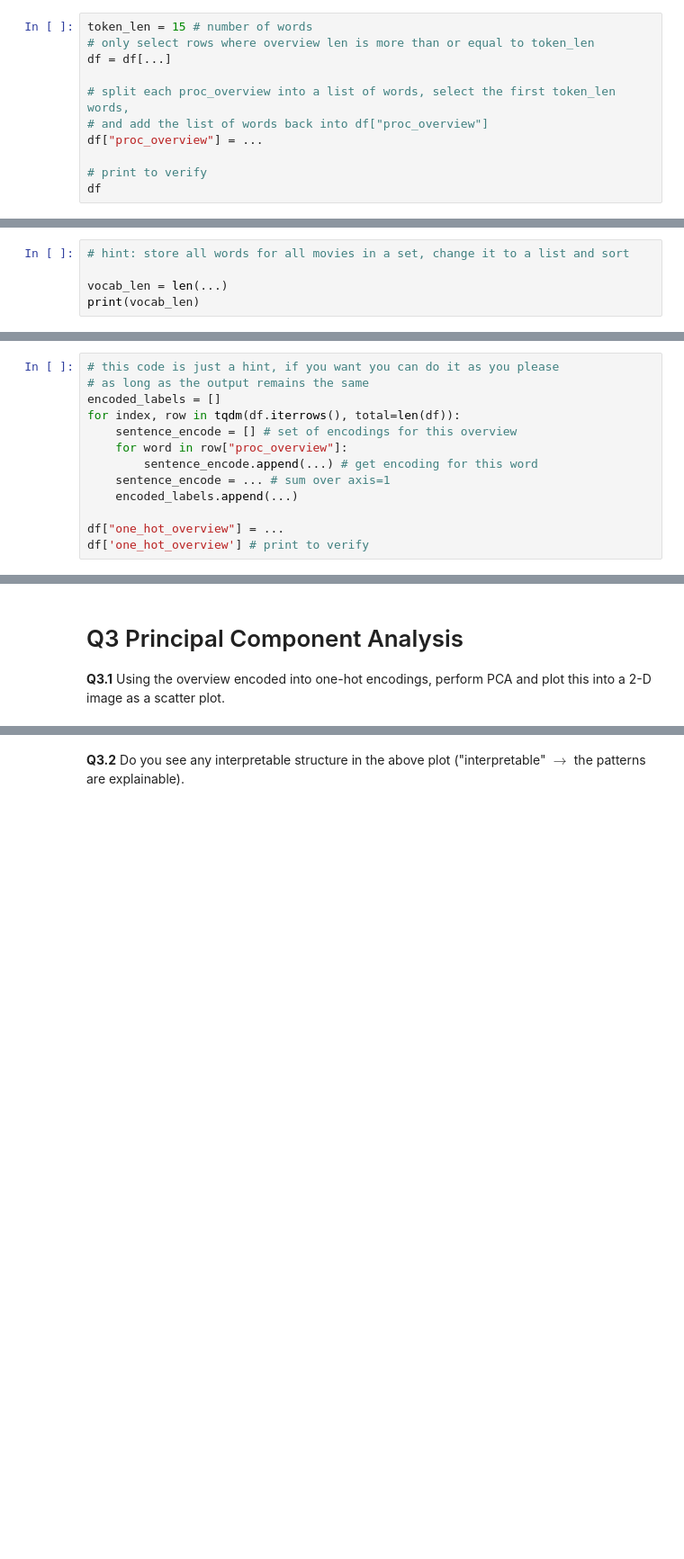
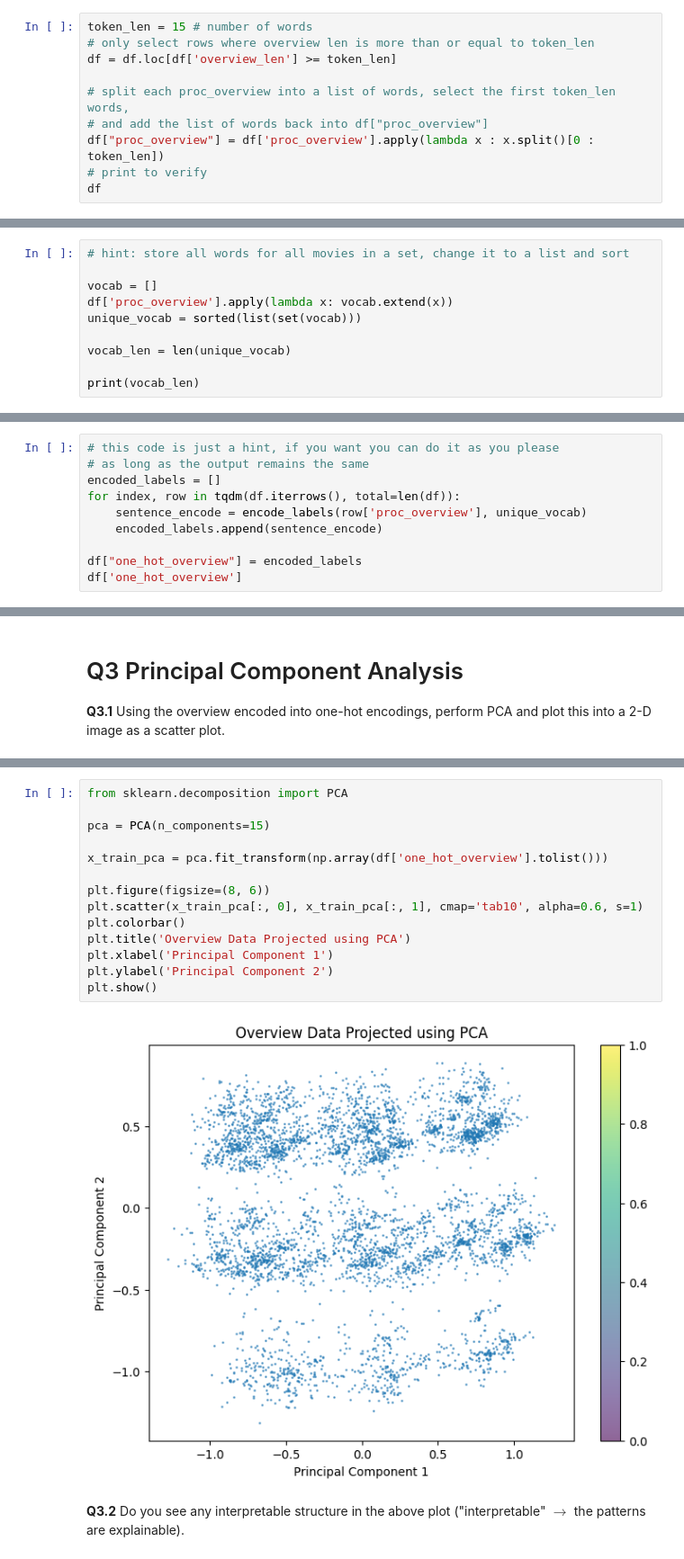
Before and after one commit to jcvdm01/machine-and-deep-learning, a Jupyter notebook: Week 3/TMDL_2024_25_Assignment_3,_Qs_only.ipynb, the cells around one changed output, grey strips where cells are left out. Shown: that part at 90% size. Saved outputs shown, nothing was run; the diff lists cells and outputs as text; blank space fills up the shorter version.

```diff
--- a/Week 3/TMDL_2024_25_Assignment_3,_Qs_only.ipynb
+++ b/Week 3/TMDL_2024_25_Assignment_3,_Qs_only.ipynb
@@ -145,11 +213,10 @@ Let's choose overviews of length 15 words. What this means is we need to discard
 # %%
 token_len = 15 # number of words
 # only select rows where overview len is more than or equal to token_len
-df = df[...]
+df = df.loc[df['overview_len'] >= token_len]
 
 # split each proc_overview into a list of words, select the first token_len words,
 # and add the list of words back into df["proc_overview"]
-df["proc_overview"] = ...
-
+df["proc_overview"] = df['proc_overview'].apply(lambda x : x.split()[0 : token_len])
 # print to verify
 df
@@ -160,5 +246,10 @@ In order to one-hot encode words, we need to find how many words there are in to
 # %%
 # hint: store all words for all movies in a set, change it to a list and sort
 
-vocab_len = len(...)
+vocab = []
+df['proc_overview'].apply(lambda x: vocab.extend(x))
+unique_vocab = sorted(list(set(vocab)))
+
+vocab_len = len(unique_vocab)
+
 print(vocab_len)
@@ -171,11 +264,8 @@ In the case of genres, we one-hot encoded the outputs by taking a single random
 # as long as the output remains the same
 encoded_labels = []
 for index, row in tqdm(df.iterrows(), total=len(df)):
-    sentence_encode = [] # set of encodings for this overview
-    for word in row["proc_overview"]:
-        sentence_encode.append(...) # get encoding for this word
-    sentence_encode = ... # sum over axis=1
-    encoded_labels.append(...)
+    sentence_encode = encode_labels(row['proc_overview'], unique_vocab)
+    encoded_labels.append(sentence_encode)
 
-df["one_hot_overview"] = ...
-df['one_hot_overview'] # print to verify
+df["one_hot_overview"] = encoded_labels
+df['one_hot_overview']
@@ -195,2 +298,18 @@ from sklearn.decomposition import PCA
+# %%
+from sklearn.decomposition import PCA
+
+pca = PCA(n_components=15)
+
+x_train_pca = pca.fit_transform(np.array(df['one_hot_overview'].tolist()))
+
+plt.figure(figsize=(8, 6))
+plt.scatter(x_train_pca[:, 0], x_train_pca[:, 1], cmap='tab10', alpha=0.6, s=1)
+plt.colorbar()
+plt.title('Overview Data Projected using PCA')
+plt.xlabel('Principal Component 1')
+plt.ylabel('Principal Component 2')
+plt.show()
+# %% [output]
+[figure, added]
 # %% [markdown]
 **Q3.2** Do you see any interpretable structure in the above plot ("interpretable" $\rightarrow$ the patterns are explainable).
```
Also changed, not shown: parts of 40 cells of this notebook.
